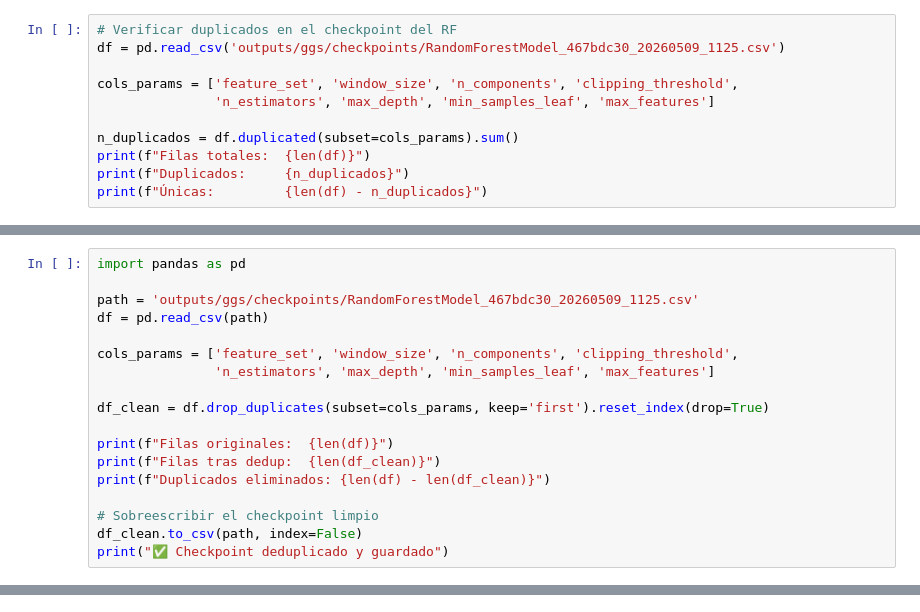
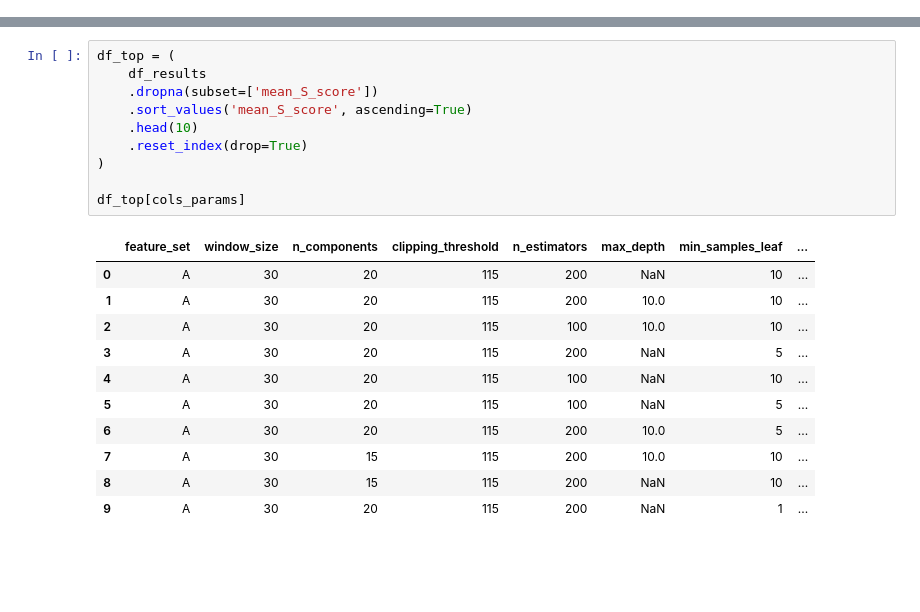
Before and after one commit to MendozaJose2001/predictamaintenance, a Jupyter notebook: notebooks/RForest.ipynb, the cells around one changed output, grey strips where cells are left out. Cells and saved outputs as stored; diff of their text form; blank space fills up the shorter version.

```diff
--- a/notebooks/RForest.ipynb
+++ b/notebooks/RForest.ipynb
@@ -62,11 +28,0 @@ Clave original:
-# %%
-# Verificar duplicados en el checkpoint del RF
-df = pd.read_csv('outputs/ggs/checkpoints/RandomForestModel_467bdc30_20260509_1125.csv')
-
-cols_params = ['feature_set', 'window_size', 'n_components', 'clipping_threshold',
-               'n_estimators', 'max_depth', 'min_samples_leaf', 'max_features']
-
-n_duplicados = df.duplicated(subset=cols_params).sum()
-print(f"Filas totales:  {len(df)}")
-print(f"Duplicados:     {n_duplicados}")
-print(f"Únicas:         {len(df) - n_duplicados}")
@@ -77,18 +28,0 @@ Duplicados:     0
-# %%
-import pandas as pd
-
-path = 'outputs/ggs/checkpoints/RandomForestModel_467bdc30_20260509_1125.csv'
-df = pd.read_csv(path)
-
-cols_params = ['feature_set', 'window_size', 'n_components', 'clipping_threshold',
-               'n_estimators', 'max_depth', 'min_samples_leaf', 'max_features']
-
-df_clean = df.drop_duplicates(subset=cols_params, keep='first').reset_index(drop=True)
-
-print(f"Filas originales:  {len(df)}")
-print(f"Filas tras dedup:  {len(df_clean)}")
-print(f"Duplicados eliminados: {len(df) - len(df_clean)}")
-
-# Sobreescribir el checkpoint limpio
-df_clean.to_csv(path, index=False)
-print("✅ Checkpoint deduplicado y guardado")
@@ -506,0 +29,22 @@ esperado pending: 5909
+# %%
+df_top = (
+    df_results
+    .dropna(subset=['mean_S_score'])
+    .sort_values('mean_S_score', ascending=True)
+    .head(10)
+    .reset_index(drop=True)
+)
+
+df_top[cols_params]
+# %% [output]
+|  | feature_set | window_size | n_components | clipping_threshold | n_estimators | max_depth | min_samples_leaf | ... |
+| 0 | A | 30 | 20 | 115 | 200 | NaN | 10 | ... |
+| 1 | A | 30 | 20 | 115 | 200 | 10.0 | 10 | ... |
+| 2 | A | 30 | 20 | 115 | 100 | 10.0 | 10 | ... |
+| 3 | A | 30 | 20 | 115 | 200 | NaN | 5 | ... |
+| 4 | A | 30 | 20 | 115 | 100 | NaN | 10 | ... |
+| 5 | A | 30 | 20 | 115 | 100 | NaN | 5 | ... |
+| 6 | A | 30 | 20 | 115 | 200 | 10.0 | 5 | ... |
+| 7 | A | 30 | 15 | 115 | 200 | 10.0 | 10 | ... |
+| 8 | A | 30 | 15 | 115 | 200 | NaN | 10 | ... |
+| 9 | A | 30 | 20 | 115 | 200 | NaN | 1 | ... |
```
Also changed, not shown: parts of 18 cells of this notebook, 7 other files.
